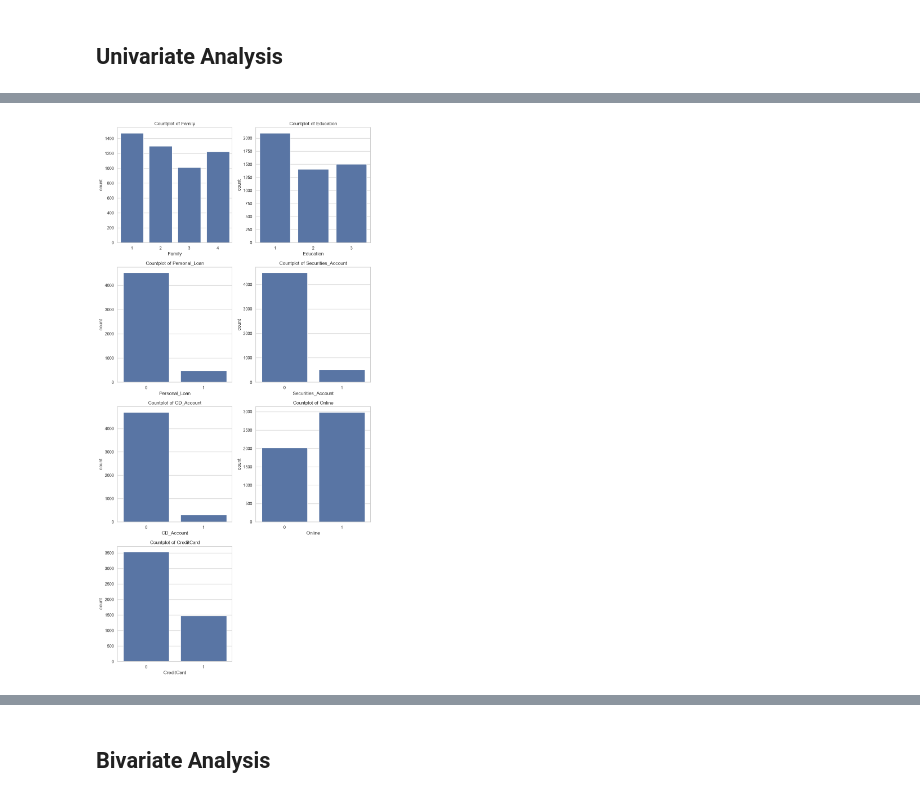
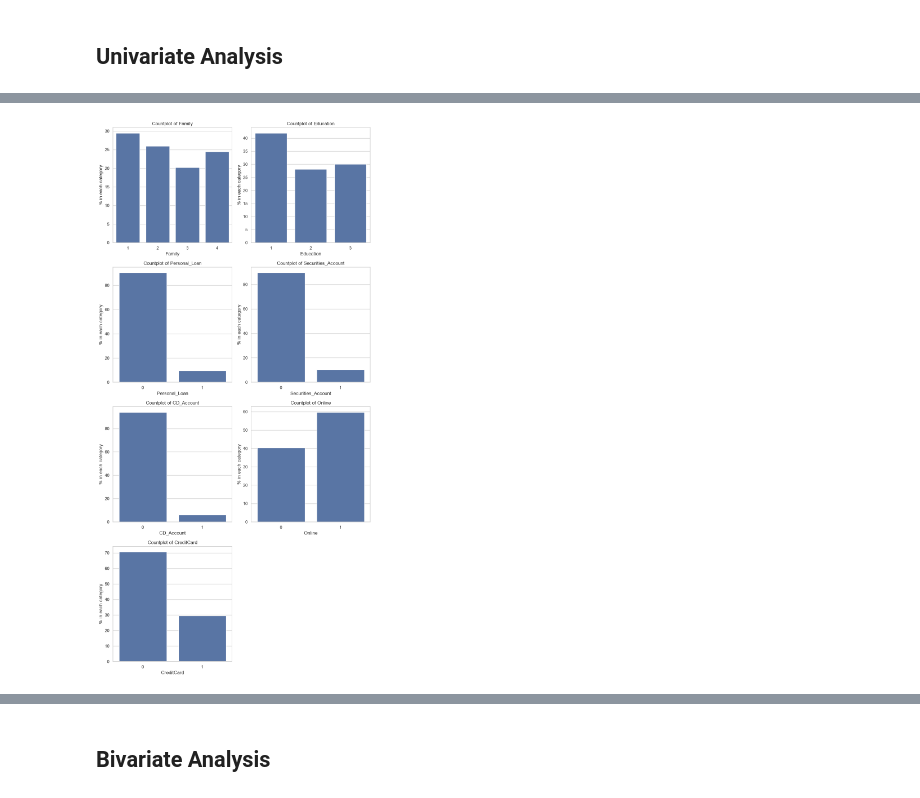
Before and after one commit to yajvashee/EDA, a Jupyter notebook: assessment/customer_beahviour_model_for_loan_targeting.ipynb, the cells around one changed output, grey strips where cells are left out. Cells and saved outputs as stored; diff of their text form; code cells hidden in the pictures.

```diff
--- a/assessment/customer_beahviour_model_for_loan_targeting.ipynb
+++ b/assessment/customer_beahviour_model_for_loan_targeting.ipynb
@@ -183,14 +192,13 @@ We have 52 rows out of 500(about 1% of data) with neagtive experience The negati
-# %%
-df['Experience'] = abs(df['Experience'])
 # %% [markdown]
 ## Univariate Analysis
 # %%
-continous_columns = ['Age','Experience','Income','CCAvg','Mortgage','ZIPCode']
+continous_columns = ['Age','Experience','Income','CCAvg','Mortgage']
 fig,axes = plt.subplots(nrows = 3, ncols = 2, figsize = (10,20))
 axes_flat = axes.flatten()
 for i, col_name in enumerate(continous_columns):
     sns.histplot(x = df[col_name], kde = True, ax = axes_flat[i])
     axes_flat[i].set_title(f'Histogram for {col_name}')
+axes_flat[5].set_visible(False)
 plt.tight_layout()
 plt.show()
 # %% [output]
@@ -198,12 +212,15 @@ plt.show()
 # %%
-discrete_columns = ['Family','Education','Personal_Loan','Securities_Account','CD_Account','Online','CreditCard']
+categorical_columns = ['Family','Education','Personal_Loan','Securities_Account','CD_Account','Online','CreditCard']
 fig, axes = plt.subplots(nrows = 4, ncols = 2, figsize = (10,20))
 axes_flatten = axes.flatten()
-for i,col_name in enumerate(discrete_columns):
-    sns.countplot(x = df[col_name],ax = axes_flatten[i])
+for i,col_name in enumerate(categorical_columns):
+    percentage_split_categorical_fields =  (df[col_name].value_counts(normalize = True) * 100).reset_index()
+    percentage_split_categorical_fields.columns = [col_name, 'Percentage']
+    sns.barplot(x = col_name,y = 'Percentage',data = percentage_split_categorical_fields,ax = axes_flatten[i])
     axes_flatten[i].set_title(f'Countplot of {col_name}')
+    axes_flatten[i].set_ylabel('% in each category')
 axes_flatten[7].set_visible(False)
 plt.tight_layout()
 plt.show()
 # %% [output]
-[figure, old version]
+[figure, new version]
```
Also changed, not shown: parts of 17 cells of this notebook.
